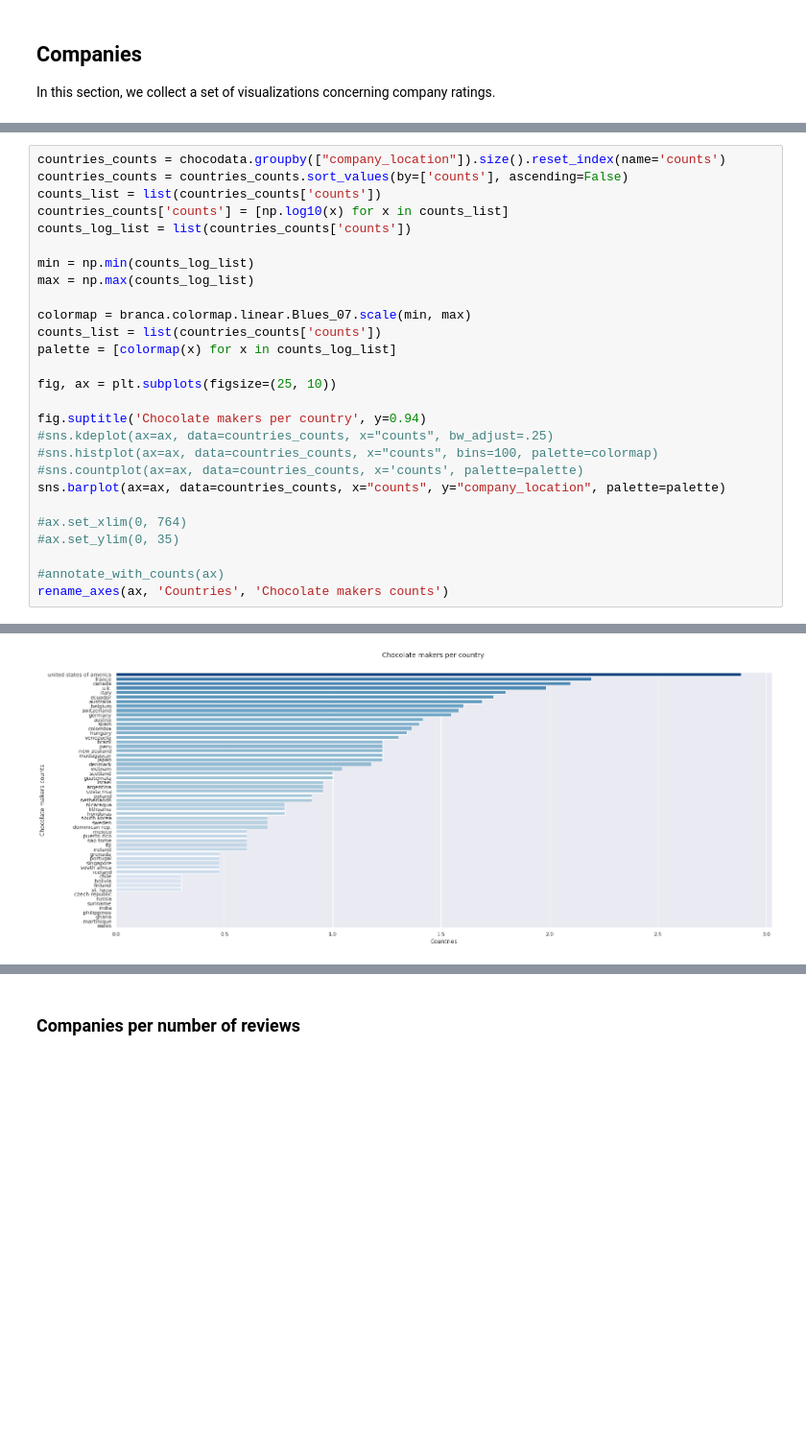
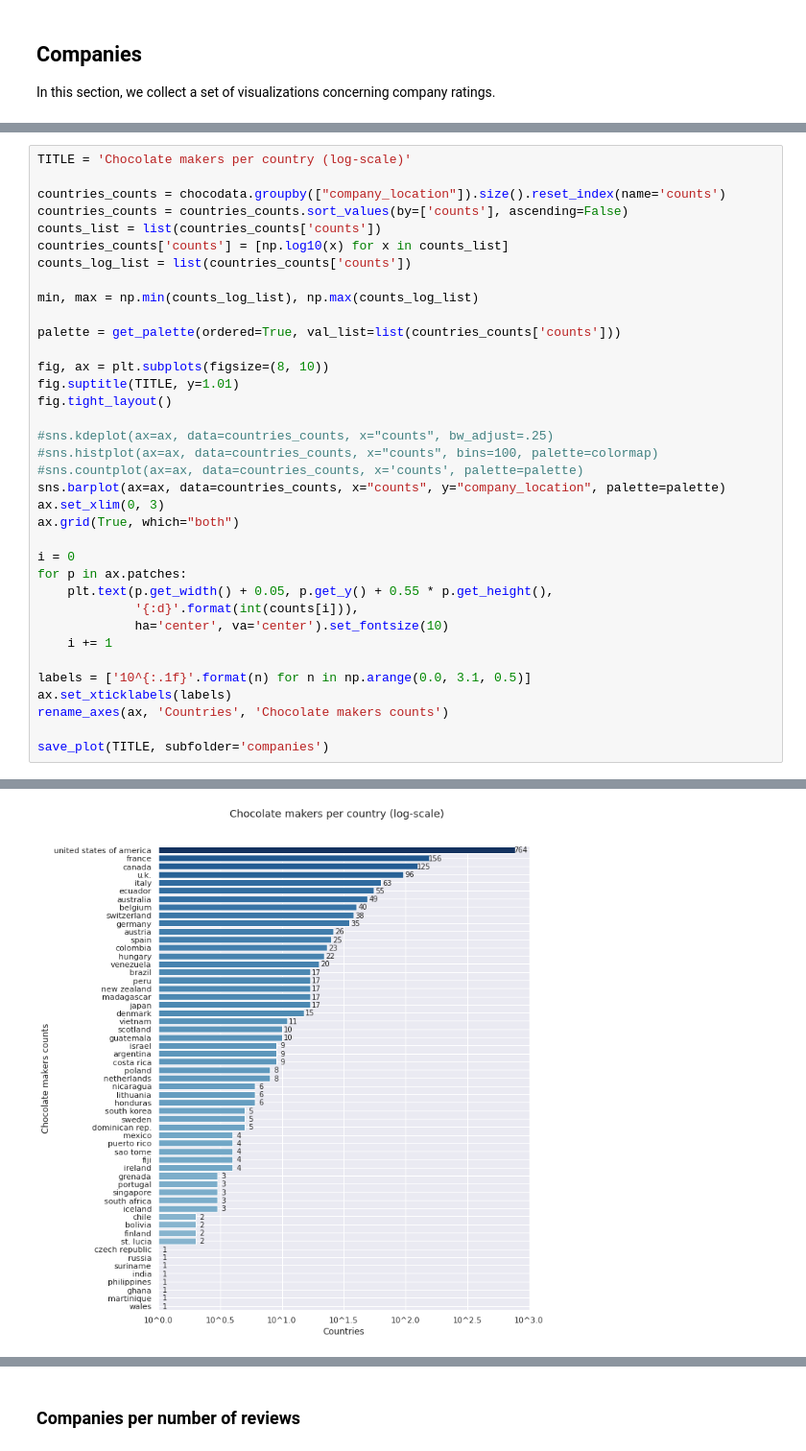
Before and after one commit to loris2222/ChocoData, a Jupyter notebook: code/ChocoData_from_colab.ipynb, the cells around one changed output, grey strips where cells are left out. Shown at 96% size. Saved outputs shown, nothing was run; the diff lists cells and outputs as text; blank space fills up the shorter version.

```diff
--- a/code/ChocoData_from_colab.ipynb
+++ b/code/ChocoData_from_colab.ipynb
@@ -405,28 +435,37 @@ This distribution follows a power-law, therefore, we can use the log-scale to ha
 # %%
+TITLE = 'Chocolate makers per country (log-scale)'
+
 countries_counts = chocodata.groupby(["company_location"]).size().reset_index(name='counts')
 countries_counts = countries_counts.sort_values(by=['counts'], ascending=False)
 counts_list = list(countries_counts['counts'])
 countries_counts['counts'] = [np.log10(x) for x in counts_list]
 counts_log_list = list(countries_counts['counts'])
 
-min = np.min(counts_log_list)
-max = np.max(counts_log_list)
+min, max = np.min(counts_log_list), np.max(counts_log_list)
 
-colormap = branca.colormap.linear.Blues_07.scale(min, max)
-counts_list = list(countries_counts['counts'])
-palette = [colormap(x) for x in counts_log_list]
+palette = get_palette(ordered=True, val_list=list(countries_counts['counts']))
 
-fig, ax = plt.subplots(figsize=(25, 10))
+fig, ax = plt.subplots(figsize=(8, 10))
+fig.suptitle(TITLE, y=1.01)
+fig.tight_layout()
 
-fig.suptitle('Chocolate makers per country', y=0.94)
 #sns.kdeplot(ax=ax, data=countries_counts, x="counts", bw_adjust=.25)
 #sns.histplot(ax=ax, data=countries_counts, x="counts", bins=100, palette=colormap)
 #sns.countplot(ax=ax, data=countries_counts, x='counts', palette=palette)
 sns.barplot(ax=ax, data=countries_counts, x="counts", y="company_location", palette=palette)
+ax.set_xlim(0, 3)
+ax.grid(True, which="both")
 
-#ax.set_xlim(0, 764)
-#ax.set_ylim(0, 35)
+i = 0
+for p in ax.patches:
+    plt.text(p.get_width() + 0.05, p.get_y() + 0.55 * p.get_height(),
+             '{:d}'.format(int(counts[i])),
+             ha='center', va='center').set_fontsize(10)
+    i += 1
 
-#annotate_with_counts(ax)
+labels = ['10^{:.1f}'.format(n) for n in np.arange(0.0, 3.1, 0.5)]
+ax.set_xticklabels(labels)
 rename_axes(ax, 'Countries', 'Chocolate makers counts')
+
+save_plot(TITLE, subfolder='companies')
 # %% [output]
@@ -434,2 +472,2 @@ rename_axes(ax, 'Countries', 'Chocolate makers counts')
-[figure, old version]
+[figure, new version]
 # %% [markdown]
```
Also changed, not shown: parts of 25 cells of this notebook.
